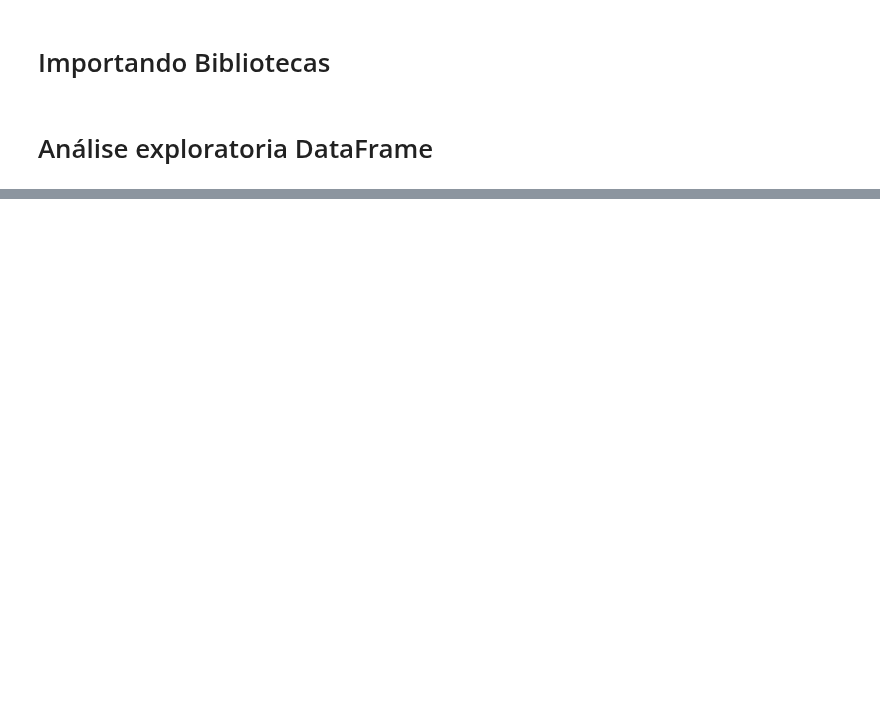
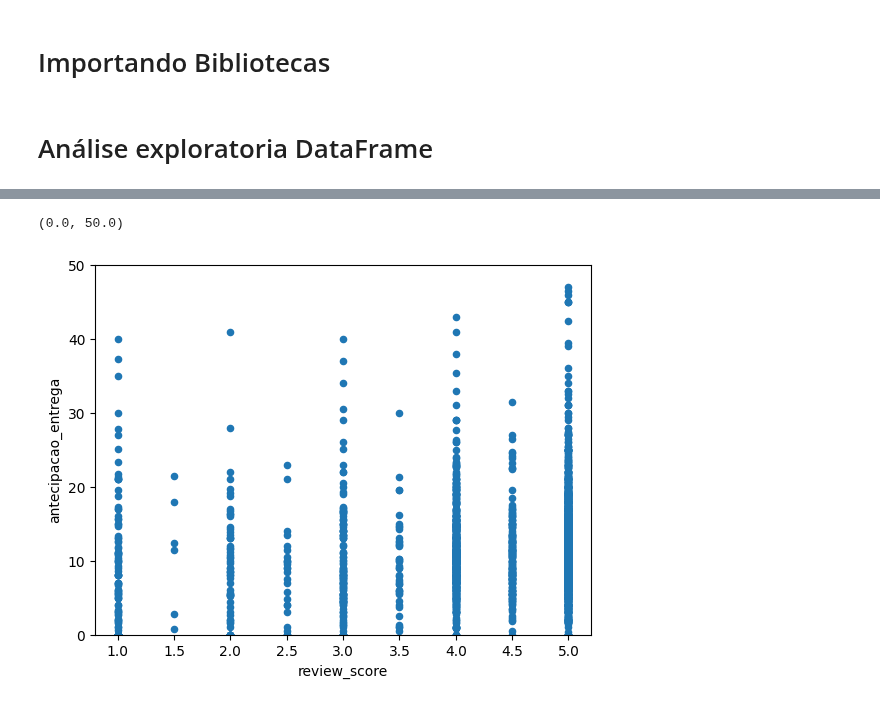
Before and after one commit to claudiagarcia0204/Projeto-Final---Olist, a Jupyter notebook: Análise exploratoria.ipynb, the cells around one changed output, grey strips where cells are left out. Drawn from its saved outputs; the diff is of its cells as text; code cells hidden in the pictures; blank space fills up the shorter version.

```diff
--- a/Análise exploratoria.ipynb
+++ b/Análise exploratoria.ipynb
@@ -60,3 +135,9 @@ df3.loc[df3['seller_id_x']>=250].plot.scatter(x='review_score', y='seller_id_x')
+# %%
+df4.loc[df4['antecipacao_entrega']>=0].plot.scatter(x='review_score', y='antecipacao_entrega')
+plt.ylim(0,50)
+# %% [output]
+(0.0, 50.0)
+[figure, added]
 # %%
 df1.loc[df1['seller_id']=='5b2e94f2c22b39ccc24d34ad0f669672','review_score'].plot.hist()
 # %%
```
Also changed, not shown: parts of 13 cells of this notebook.
